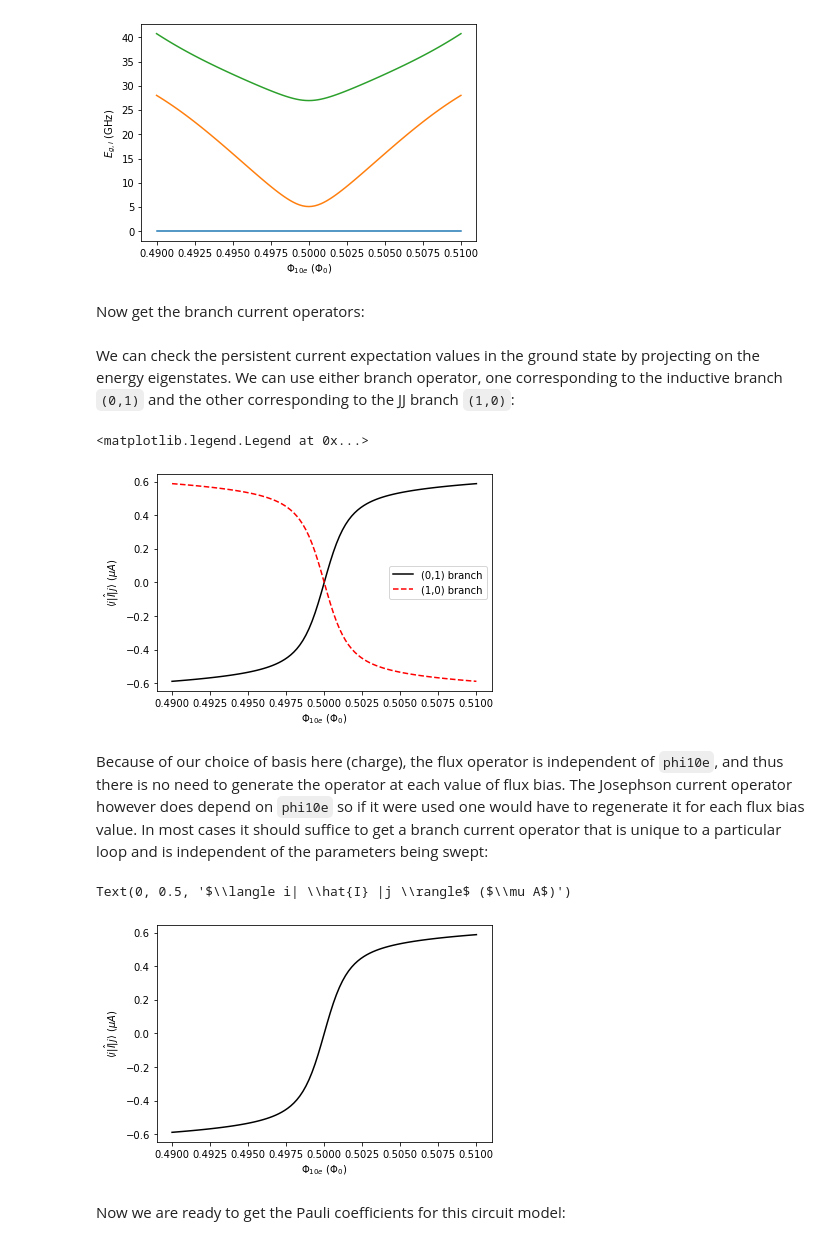
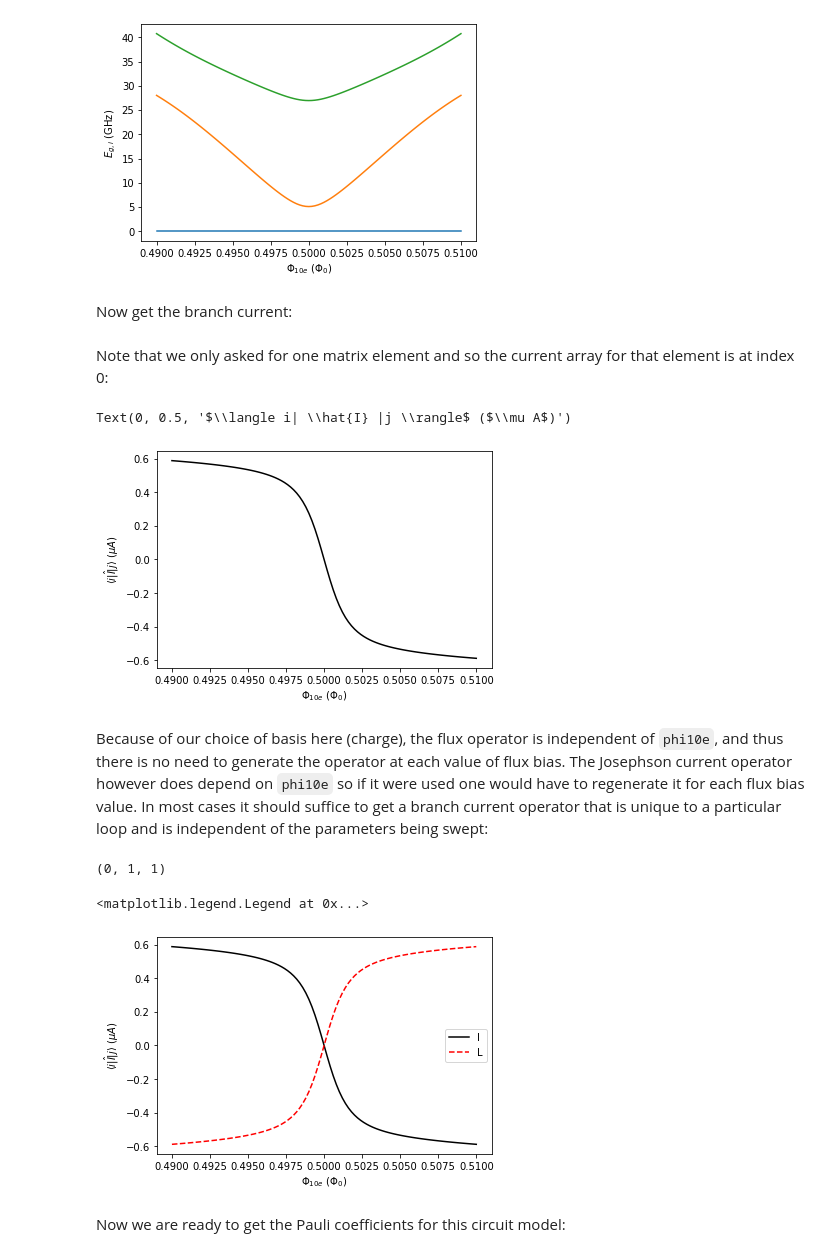
Before and after one commit to Paul-Warburton-Research-Group/pycqed, a Jupyter notebook: notebooks/local-basis-example.ipynb, the cells around one changed output. Saved outputs shown, nothing was run; the diff lists cells and outputs as text; code cells hidden in the pictures.

```diff
--- a/notebooks/local-basis-example.ipynb
+++ b/notebooks/local-basis-example.ipynb
@@ -44,0 +47,3 @@ The eigenvalues are used to generate the reduced Hamiltonian in the energy eigen
+# %%
+JJedge = graph.getComponentEdge('I')
+JJedge
@@ -45,11 +54,7 @@ The eigenvalues are used to generate the reduced Hamiltonian in the energy eigen
 # %%
-spec = [
-    hamil.sweepSpec('phi10-2e', 0.49, 0.51, 101)
-]
-evals = [
-    hamil.evalSpec('getHamiltonian', True, None),
-    hamil.evalSpec('getBranchCurrents', False, None),
-]
-sweep = hamil.paramSweep(spec, eval_spec=evals, timesweep=True)
+hamil.addSweep('phi10-2e', 0.49, 0.51, 101)
+hamil.addEvaluation('Hamiltonian')
+hamil.addEvaluation('Current', edge=JJedge, elements=[(0, 0)])
+sweep = hamil.paramSweep(timesweep=True)
 # %% [output]
 Parameter Sweep Duration:
@@ -71,8 +76,6 @@ plt.ylabel("$E_{g,i}$ (GHz)")
 Text(0, 0.5, '$E_{g,i}$ (GHz)')
 [figure]
 # %% [markdown]
-Now get the branch current operators:
+Now get the branch current:
 # %%
-x, Iops, v = hamil.getSweep(sweep, 'phi10-2e', {}, evaluable='getBranchCurrents')
+x, I00, v = hamil.getSweep(sweep, 'phi10-2e', {}, evaluable='Current')
-# %% [markdown]
-We can check the persistent current expectation values in the ground state by projecting on the energy eigenstates. We can use either branch operator, one corresponding to the inductive branch `(0,1)` and the other corresponding to the JJ branch `(1,0)`:
@@ -85,12 +82,17 @@ for i in range(len(x)):
+# %% [markdown]
+Note that we only asked for one matrix element and so the current array for that element is at index 0:
 # %%
-plt.plot(x,Iexp1,"k-",label="(0,1) branch")
-plt.plot(x,Iexp2,"r--",label="(1,0) branch")
+plt.plot(x, I00[0], "k-")
 plt.xlabel("$\\Phi_{10e}$ ($\\Phi_0$)")
 plt.ylabel("$\\langle i| \hat{I} |j \\rangle$ ($\mu A$)")
-plt.legend()
 # %% [output]
-<matplotlib.legend.Legend at 0x...>
+Text(0, 0.5, '$\\langle i| \\hat{I} |j \\rangle$ ($\\mu A$)')
-[figure, old version]
+[figure, new version]
 # %% [markdown]
 Because of our choice of basis here (charge), the flux operator is independent of `phi10e`, and thus there is no need to generate the operator at each value of flux bias. The Josephson current operator however does depend on `phi10e` so if it were used one would have to regenerate it for each flux bias value. In most cases it should suffice to get a branch current operator that is unique to a particular loop and is independent of the parameters being swept:
+# %%
+Ledge = graph.getComponentEdge('L')
+Ledge
+# %% [output]
+(0, 1, 1)
 # %%
@@ -101,10 +103,12 @@ for i in range(len(x)):
 # %%
-plt.plot(x,Iexp,"k-")
+plt.plot(x, I00[0], "k-", label="I")
+plt.plot(x, I00L, "r--", label="L")
 plt.xlabel("$\\Phi_{10e}$ ($\\Phi_0$)")
 plt.ylabel("$\\langle i| \hat{I} |j \\rangle$ ($\mu A$)")
+plt.legend()
 # %% [output]
-Text(0, 0.5, '$\\langle i| \\hat{I} |j \\rangle$ ($\\mu A$)')
+<matplotlib.legend.Legend at 0x...>
-[figure, old version]
+[figure, new version]
 # %% [markdown]
 Now we are ready to get the Pauli coefficients for this circuit model:
 # %%
```
Also changed, not shown: parts of 23 cells of this notebook, 4 other files.
